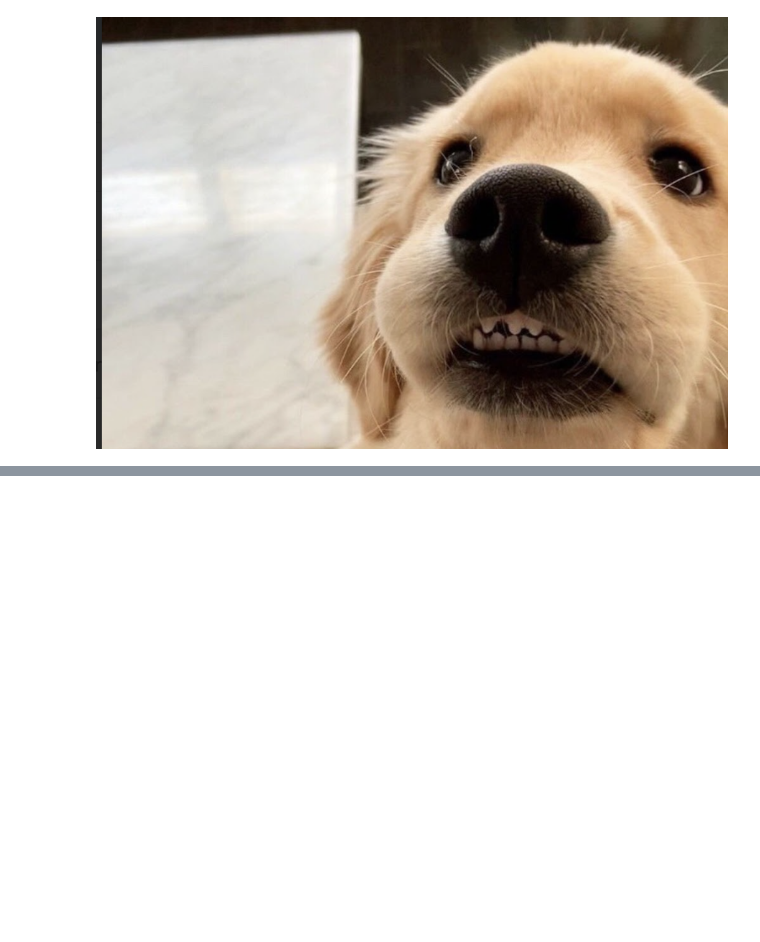
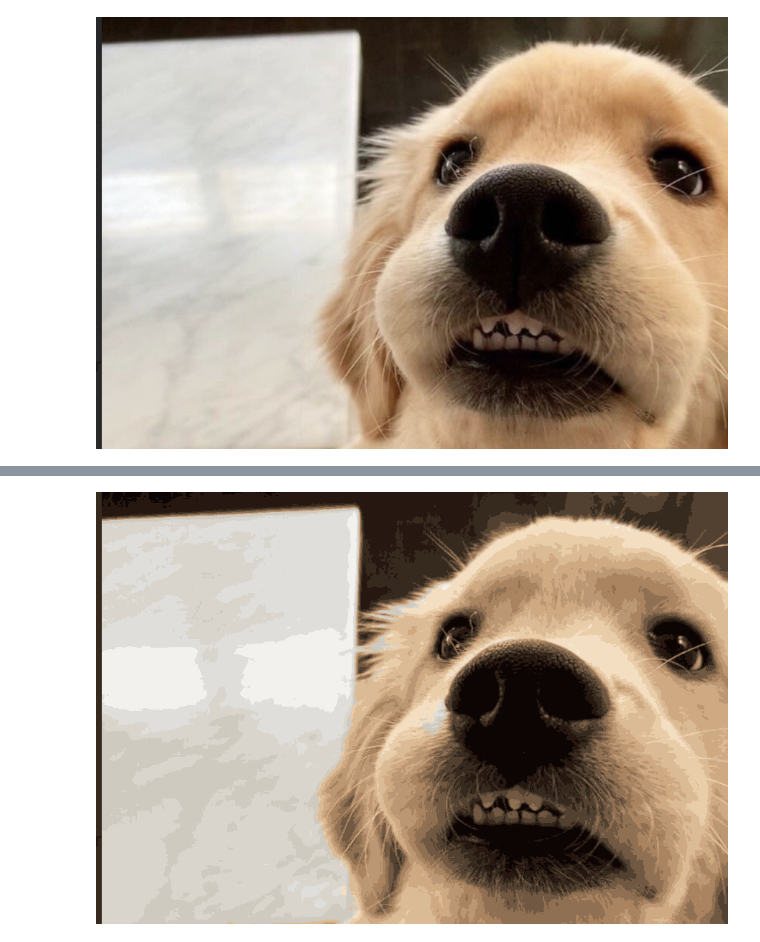
Before and after one commit to xnought/neural-net-compression-vis, a Jupyter notebook: notebooks/image.ipynb, the cells around one changed output, grey strips where cells are left out. Cells and saved outputs as stored; diff of their text form; code cells hidden in the pictures; blank space fills up the shorter version.

```diff
--- a/notebooks/image.ipynb
+++ b/notebooks/image.ipynb
@@ -17,0 +101,4 @@ Interpretation ------ Height: 602, Width: 880, Channels: 3
+# %%
+k_means_quantization(image_ndarray=dog_ndarray, k=16)
+# %% [output]
+[figure, added]
```
Also changed, not shown: parts of 23 cells of this notebook.
